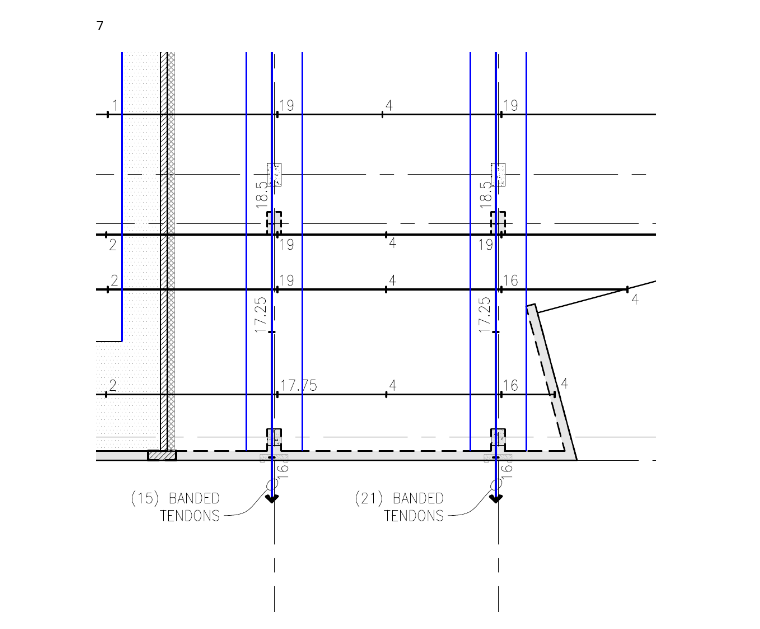
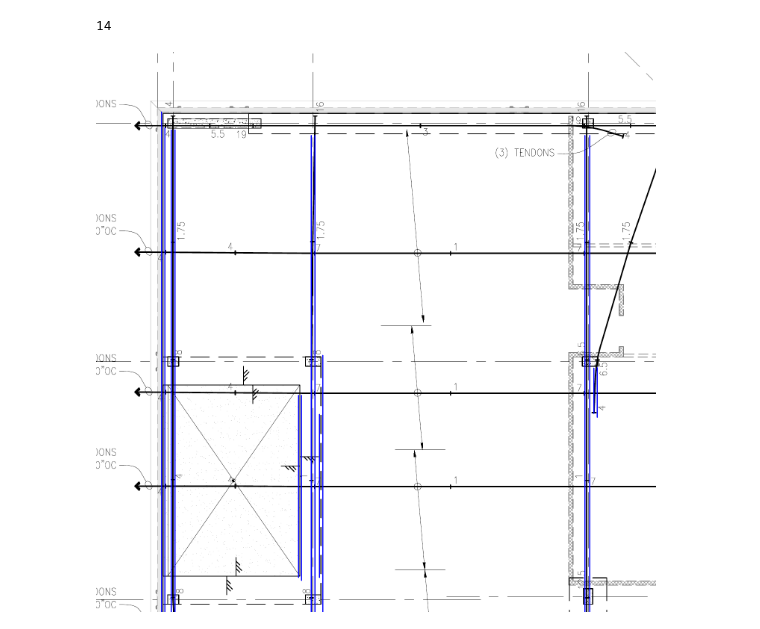
Before and after one commit to mostafa-netizen/Sadidul-Islam-Analysis, a Jupyter notebook: analysis/vertical_lines.ipynb, the cells around one changed output. Drawn from its saved outputs; the diff is of its cells as text; code cells hidden in the pictures.

```diff
--- a/analysis/vertical_lines.ipynb
+++ b/analysis/vertical_lines.ipynb
@@ -1,24 +1,15 @@
 # %%
+from ocr.line_detector import tile_image
 import numpy as np
 from PIL import Image
 import cv2
 
 img = cv2.imread("/home/sadid/PycharmProjects/sgs-drawing-analysis/data/original.png")
 height, width = img.shape[:2]
+tiles = tile_image(img)
 
-tile = img[3000:4000, 4000:5000].copy()
-
-gray = cv2.cvtColor(tile, cv2.COLOR_BGR2GRAY)
-ret, thresh = cv2.threshold(gray, 120, 255, cv2.THRESH_BINARY_INV)
-kernel = np.ones((2, 2), np.uint8)
-erode = cv2.erode(thresh, kernel)
-
-bw = cv2.adaptiveThreshold(
-    erode, 255,
-    cv2.ADAPTIVE_THRESH_MEAN_C,
-    cv2.THRESH_BINARY_INV,
-    15, 3
-)
-
-Image.fromarray(bw)
+# tile = img[1000:2000, 2500:4000].copy()
+tile = tiles[7][0].copy()
+print(len(tiles))
+Image.fromarray(tile)
 # %% [output]
@@ -34,5 +42,5 @@ Image.fromarray(vertical)
 # %%
-bridge_kernel = cv2.getStructuringElement(cv2.MORPH_RECT, (3, 100))
+bridge_kernel = cv2.getStructuringElement(cv2.MORPH_RECT, (1, 100))
 vertical = cv2.morphologyEx(vertical, cv2.MORPH_CLOSE, bridge_kernel)
 extract_kernel = cv2.getStructuringElement(cv2.MORPH_RECT, (1, 60))
 vertical = cv2.morphologyEx(vertical, cv2.MORPH_OPEN, extract_kernel)
@@ -43,6 +51,6 @@ Image.fromarray(vertical)
 # %%
-kernel = np.ones((5, 5), np.uint8)
-vertical = cv2.dilate(vertical, kernel)
-vertical = cv2.erode(vertical, kernel, iterations=3)
-
-Image.fromarray(vertical)
+# kernel = np.ones((5, 5), np.uint8)
+# vertical = cv2.dilate(vertical, kernel)
+# vertical = cv2.erode(vertical, kernel, iterations=3)
+#
+# Image.fromarray(vertical)
@@ -51,24 +57,22 @@ Image.fromarray(vertical)
 # %%
-contours, _ = cv2.findContours(
-    vertical,
-    cv2.RETR_EXTERNAL,
-    cv2.CHAIN_APPROX_SIMPLE
-)
+contours, _ = cv2.findContours(vertical, cv2.RETR_EXTERNAL, cv2.CHAIN_APPROX_SIMPLE)
+image_copy = tile.copy()
 
 final_lines = []
 for cnt in contours:
     x, y, w, h = cv2.boundingRect(cnt)
-    if h > 100 and w < 15:
+
+    if h > 100 and w < 20:
+        # cv2.drawContours(image_copy, [cnt], 0, (0, 255, 0), 2)
         final_lines.append((x + w//2, y, x + w//2, y + h))
 
 print(len(final_lines))
-image_copy = tile.copy()
 if final_lines is not None:
     for l in final_lines:
         x1, y1, x2, y2 = l
         cv2.line(image_copy, (x1, y1), (x2, y2), (0, 0, 255), 2)
 
 Image.fromarray(image_copy)
 # %% [output]
-7
+14
-[figure, old version]
+[figure, new version]
```
Also changed, not shown: parts of 5 cells of this notebook, 3 other files.
